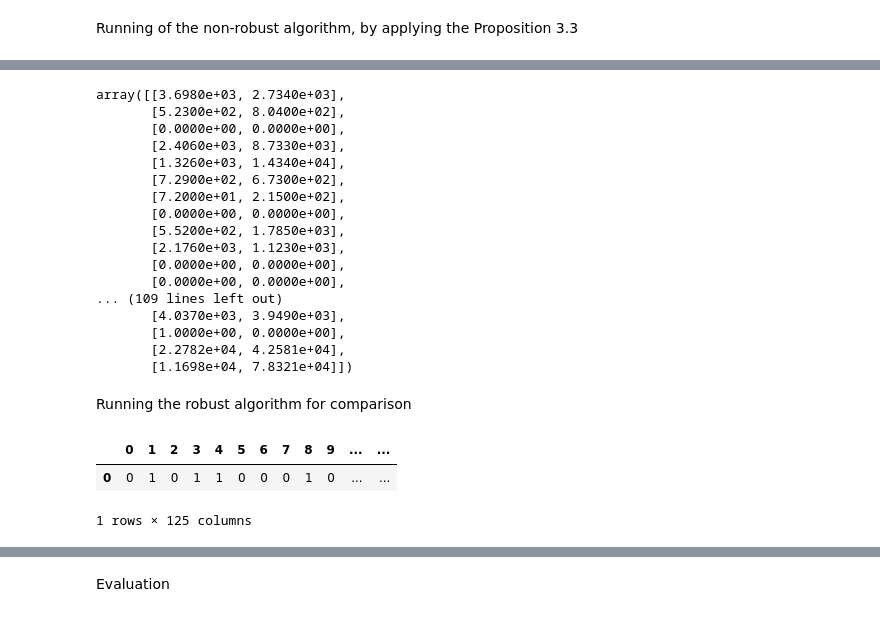
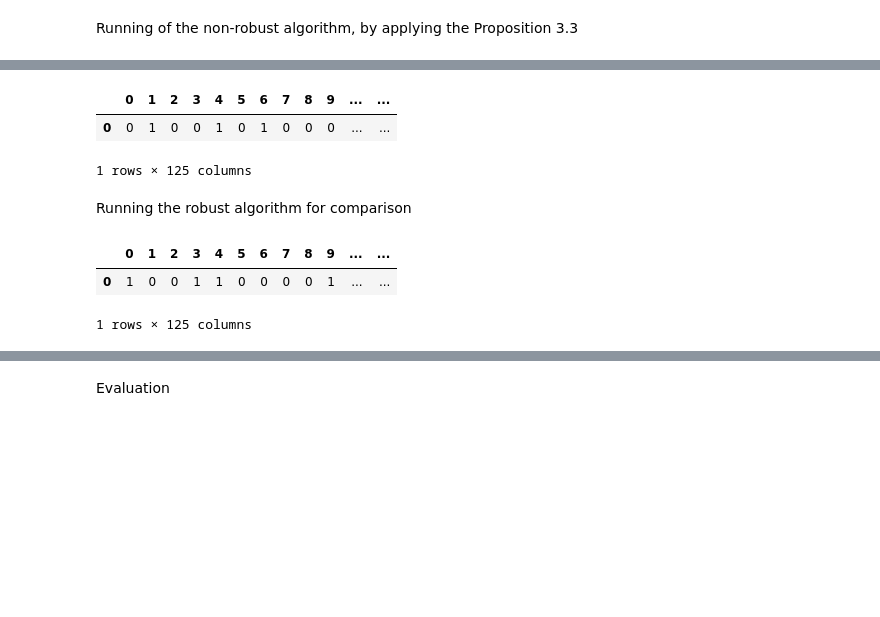
Before and after one commit to CecileDecker/Q_learning, a Jupyter notebook: Pub_StockInvesting.ipynb, the cells around one changed output, grey strips where cells are left out. Saved outputs shown, nothing was run; the diff lists cells and outputs as text; code cells hidden in the pictures; blank space fills up the shorter version.

```diff
--- a/Pub_StockInvesting.ipynb
+++ b/Pub_StockInvesting.ipynb
@@ -291,6 +353,18 @@ def P_worse(x,a):
     rand_unif = (np.random.random_sample(size=1))
     rand = - 2*int(rand_unif < p_d) - 1*int((rand_unif >= (p_d)) * (rand_unif < (p_d+p_d0))) + 0*int((rand_unif >= (p_d+p_d0)) * (rand_unif < (p_d+p_d0+p_0))) + 1*int((rand_unif >= (p_d+p_d0+p_0)) * (rand_unif < (p_d+p_d0+p_0+p_u0))) + 2*int(rand_unif >= (p_d+p_d0+p_0+p_u0))
     return np.concatenate([x[1:],[rand]])
+
+def p_worse2(x, a, y):
+    ind = np.flatnonzero((x_0==X).all(1))[0]
+    p_d, p_d0, p_0, p_u0, p_u = p_list_worse_2[ind]
+    return p_d * np.all(y==np.concatenate([x[1:],[-2]])) + p_d0*np.all(y==np.concatenate([x[1:],[-1]])) + p_0*np.all(y==np.concatenate([x[1:],[0]])) + p_u0*np.all(y==np.concatenate([x[1:],[1]])) + p_u*np.all(y==np.concatenate([x[1:],[2]]))
+
+def P_worse2(x,a):
+    ind = np.flatnonzero((x_0==X).all(1))[0]
+    p_d, p_d0, p_0, p_u0, p_u = p_list_worse_2[ind]
+    rand_unif = (np.random.random_sample(size=1))
+    rand = - 2*int(rand_unif < p_d) - 1*int((rand_unif >= (p_d)) * (rand_unif < (p_d+p_d0))) + 0*int((rand_unif >= (p_d+p_d0)) * (rand_unif < (p_d+p_d0+p_0))) + 1*int((rand_unif >= (p_d+p_d0+p_0)) * (rand_unif < (p_d+p_d0+p_0+p_u0))) + 2*int(rand_unif >= (p_d+p_d0+p_0+p_u0))
+    return np.concatenate([x[1:],[rand]])
 # %% [markdown]
 Running of the non-robust algorithm, by applying the Proposition 3.3
 # %%
@@ -311,33 +385,22 @@ df
 1 rows × 125 columns
-# %%
-V
-# %% [output]
-array([[3.6980e+03, 2.7340e+03],
-       [5.2300e+02, 8.0400e+02],
-       [0.0000e+00, 0.0000e+00],
-       [2.4060e+03, 8.7330e+03],
-       [1.3260e+03, 1.4340e+04],
-       [7.2900e+02, 6.7300e+02],
-       [7.2000e+01, 2.1500e+02],
-       [0.0000e+00, 0.0000e+00],
-       [5.5200e+02, 1.7850e+03],
-       [2.1760e+03, 1.1230e+03],
-       [0.0000e+00, 0.0000e+00],
-       [0.0000e+00, 0.0000e+00],
-... (109 lines left out)
-       [4.0370e+03, 3.9490e+03],
-       [1.0000e+00, 0.0000e+00],
-       [2.2782e+04, 4.2581e+04],
-       [1.1698e+04, 7.8321e+04]])
+# %%
+Nr_iter = 1_000_000
+Q_0_2, V = q_learning(X, A, r, P_worse2, alpha, x_0, eps_greedy, Nr_iter, gamma_t_tilde = lambda t: 1/(t+1), Q_0 = 2*np.ones([len(X),len(A)]))#q_learning(X, A, r, MU_tilde, alpha, x_0, eps_greedy, Nr_iter, gamma_t_tilde = lambda t: 1/(t+1), Q_0 = np.ones([len(X),len(A)]))
+df2 = pd.DataFrame(np.array([[a_opt(x, Q_0_2) for x in X]]))
+df2
+# %% [output]
+|  | 0 | 1 | 2 | 3 | 4 | 5 | 6 | 7 | 8 | 9 | ... | ... |
+| 0 | 0 | 1 | 0 | 0 | 1 | 0 | 1 | 0 | 0 | 0 | ... | ... |
+1 rows × 125 columns
 # %% [markdown]
 Running the robust algorithm for comparison
 # %%
 Nr_iter = 1_000_000
 Q_opt_robust, V = robust_q_learning_v2(X, A, r, np.array([P1, P2, P3, P_worse]), np.array([p1, p2, p3, p_worse]), alpha, x_0, k_0, eps_greedy, Nr_iter, gamma_t_tilde = lambda t: 1/(t+1), Q_0 = np.ones([len(X),len(A)]))
-df = pd.DataFrame(np.array([[a_opt(x, Q_opt_robust) for x in X]]))
+df_rob = pd.DataFrame(np.array([[a_opt(x, Q_opt_robust) for x in X]]))
 #df.columns = ['-2', '-1', '0', '1', '2']
-df
+df_rob
 # %% [output]
 |  | 0 | 1 | 2 | 3 | 4 | 5 | 6 | 7 | 8 | 9 | ... | ... |
-| 0 | 0 | 1 | 0 | 1 | 1 | 0 | 0 | 0 | 1 | 0 | ... | ... |
+| 0 | 1 | 0 | 0 | 1 | 1 | 0 | 0 | 0 | 0 | 1 | ... | ... |
 1 rows × 125 columns
```
Also changed, not shown: parts of 13 cells of this notebook.
